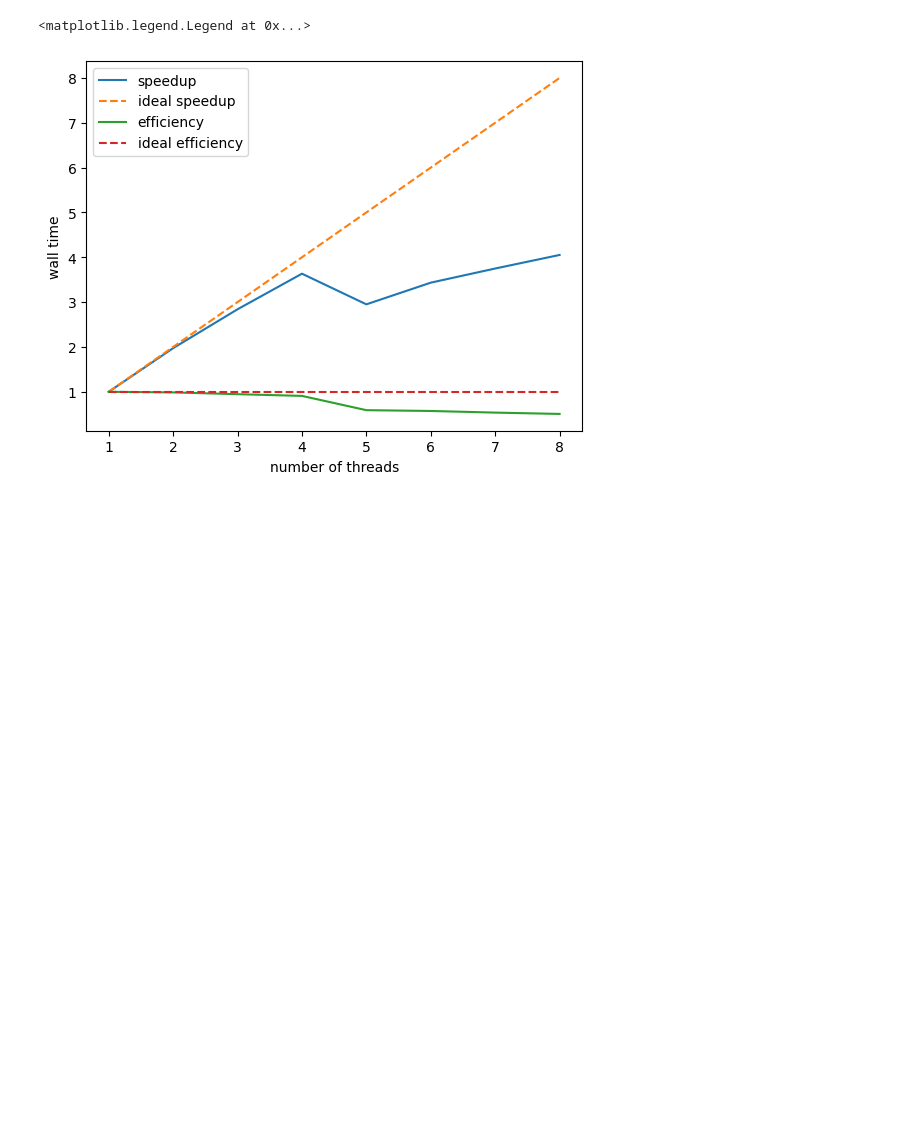
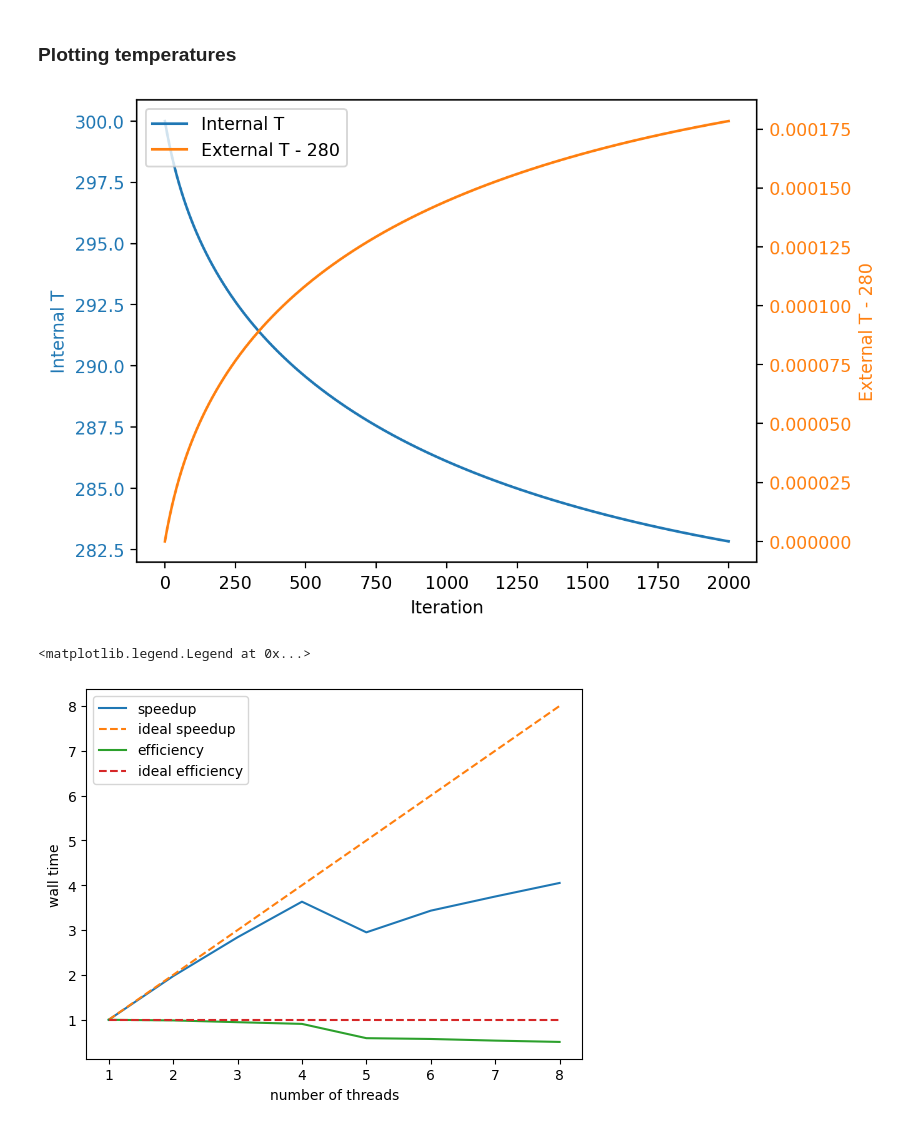
Before and after one commit to RaffaeleSabatini/Thermal-diffusion-simulation, a Jupyter notebook: plots.ipynb, the cells around one changed output. Cells and saved outputs as stored; diff of their text form; code cells hidden in the pictures; blank space fills up the shorter version.

```diff
--- a/plots.ipynb
+++ b/plots.ipynb
@@ -24,3 +49,40 @@ data
+# %% [markdown]
+### Plotting temperatures
+# %%
+cuda_file = glb.glob("cuda*")[0]
+# Crea la figura e il primo asse (sinistra)
+fig, ax1 = plt.subplots(dpi=200)
+
+# Primo plot sull'asse sinistro
+line1 = ax1.plot(
+    data["iteration"], data["internal-T"], color="tab:blue", label="Internal T"
+)
+ax1.set_xlabel("Iteration")
+ax1.set_ylabel("Internal T", color="tab:blue")
+ax1.tick_params(axis="y", labelcolor="tab:blue")
+
+# Crea il secondo asse che condivide l'asse x (destra)
+ax2 = ax1.twinx()
+
+# Secondo plot sull'asse destro
+T = 280
+line2 = ax2.plot(
+    data["iteration"],
+    data["external-T"] - T,
+    color="tab:orange",
+    label=f"External T - {T}",
+)
+ax2.set_ylabel("External T - 280", color="tab:orange")
+ax2.tick_params(axis="y", labelcolor="tab:orange")
+
+# Legenda unica che unisce entrambe le curve
+lines = line1 + line2
+labels = [l.get_label() for l in lines]
+ax1.legend(lines, labels, loc="upper left")
+
+plt.show()
+# %% [output]
+[figure, added]
 # %%
 times = np.array([43.68, 22.14, 15.38, 12.02, 14.805, 12.72, 11.65, 10.78])
 n_threads = np.arange(1, 9)
```
Also changed, not shown: parts of 3 cells of this notebook.
